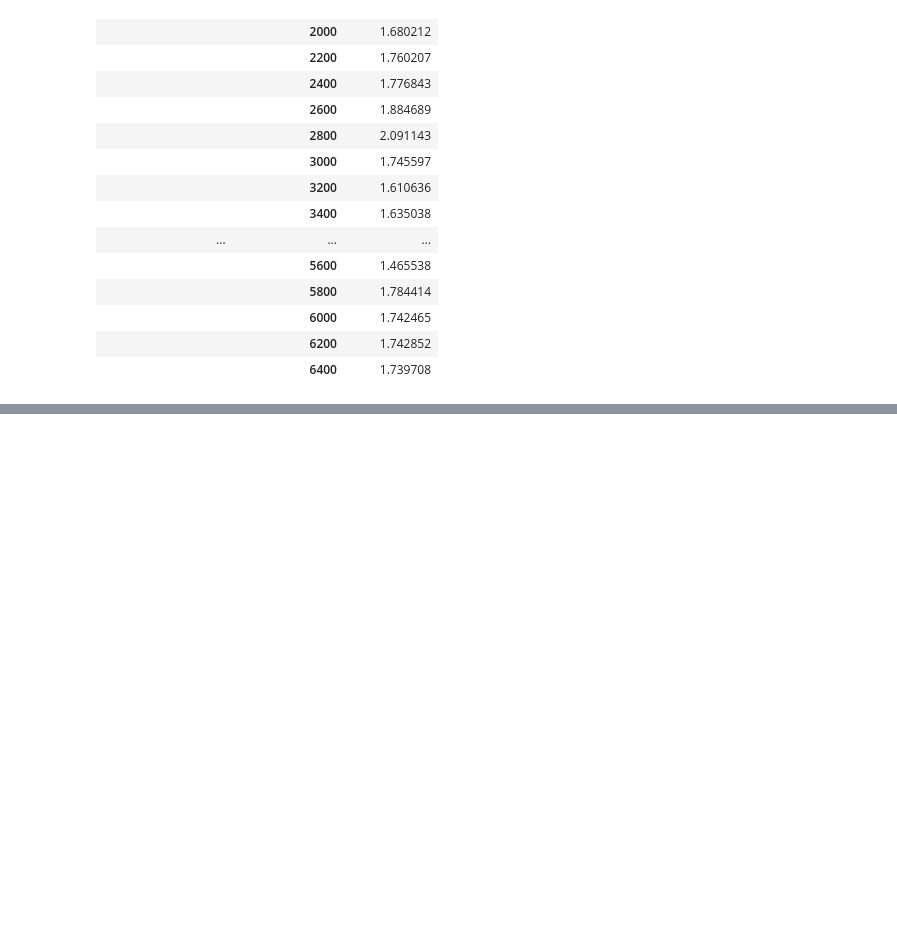
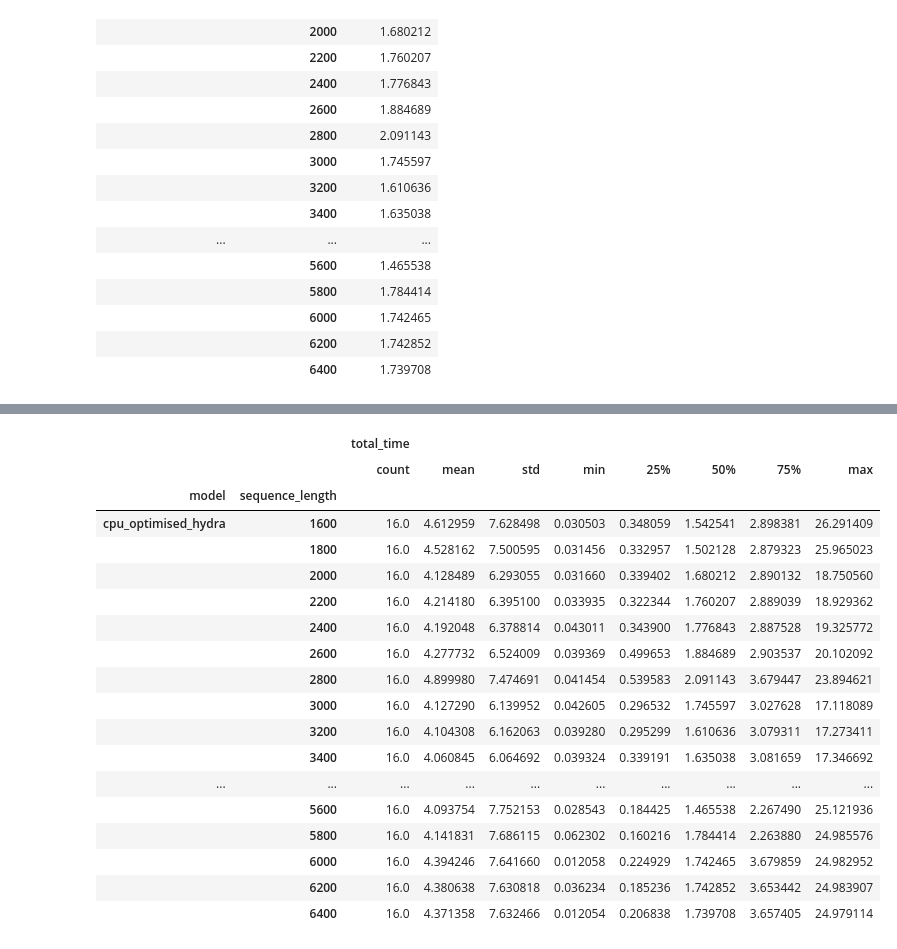
Before and after one commit to philiplynch01/ts_assignment, a Jupyter notebook: experiments/results/eda/optimal_seq_length.ipynb, the cells around one changed output, grey strips where cells are left out. Saved outputs shown, nothing was run; the diff lists cells and outputs as text; code cells hidden in the pictures; blank space fills up the shorter version.

```diff
--- a/experiments/results/eda/optimal_seq_length.ipynb
+++ b/experiments/results/eda/optimal_seq_length.ipynb
@@ -80 +164,23 @@ optimal_seq_len.groupby(["model", "sequence_length"]).agg(
+# %%
+optimal_seq_len[["model", "sequence_length", "total_time"]].groupby(["model", "sequence_length"]).describe()
+# %% [output]
+|  |  | total_time |  |  |  |  |  |  |  |
+|  |  | count | mean | std | min | 25% | 50% | 75% | max |
+| model | sequence_length |  |  |  |  |  |  |  |  |
+| cpu_optimised_hydra | 1600 | 16.0 | 4.612959 | 7.628498 | 0.030503 | 0.348059 | 1.542541 | 2.898381 | 26.291409 |
+|  | 1800 | 16.0 | 4.528162 | 7.500595 | 0.031456 | 0.332957 | 1.502128 | 2.879323 | 25.965023 |
+|  | 2000 | 16.0 | 4.128489 | 6.293055 | 0.031660 | 0.339402 | 1.680212 | 2.890132 | 18.750560 |
+|  | 2200 | 16.0 | 4.214180 | 6.395100 | 0.033935 | 0.322344 | 1.760207 | 2.889039 | 18.929362 |
+|  | 2400 | 16.0 | 4.192048 | 6.378814 | 0.043011 | 0.343900 | 1.776843 | 2.887528 | 19.325772 |
+|  | 2600 | 16.0 | 4.277732 | 6.524009 | 0.039369 | 0.499653 | 1.884689 | 2.903537 | 20.102092 |
+|  | 2800 | 16.0 | 4.899980 | 7.474691 | 0.041454 | 0.539583 | 2.091143 | 3.679447 | 23.894621 |
+|  | 3000 | 16.0 | 4.127290 | 6.139952 | 0.042605 | 0.296532 | 1.745597 | 3.027628 | 17.118089 |
+|  | 3200 | 16.0 | 4.104308 | 6.162063 | 0.039280 | 0.295299 | 1.610636 | 3.079311 | 17.273411 |
+|  | 3400 | 16.0 | 4.060845 | 6.064692 | 0.039324 | 0.339191 | 1.635038 | 3.081659 | 17.346692 |
+| ... | ... | ... | ... | ... | ... | ... | ... | ... | ... |
+|  | 5600 | 16.0 | 4.093754 | 7.752153 | 0.028543 | 0.184425 | 1.465538 | 2.267490 | 25.121936 |
+|  | 5800 | 16.0 | 4.141831 | 7.686115 | 0.062302 | 0.160216 | 1.784414 | 2.263880 | 24.985576 |
+|  | 6000 | 16.0 | 4.394246 | 7.641660 | 0.012058 | 0.224929 | 1.742465 | 3.679859 | 24.982952 |
+|  | 6200 | 16.0 | 4.380638 | 7.630818 | 0.036234 | 0.185236 | 1.742852 | 3.653442 | 24.983907 |
+|  | 6400 | 16.0 | 4.371358 | 7.632466 | 0.012054 | 0.206838 | 1.739708 | 3.657405 | 24.979114 |
 # %%
```
Also changed, not shown: parts of 8 cells of this notebook, 8 other files.
